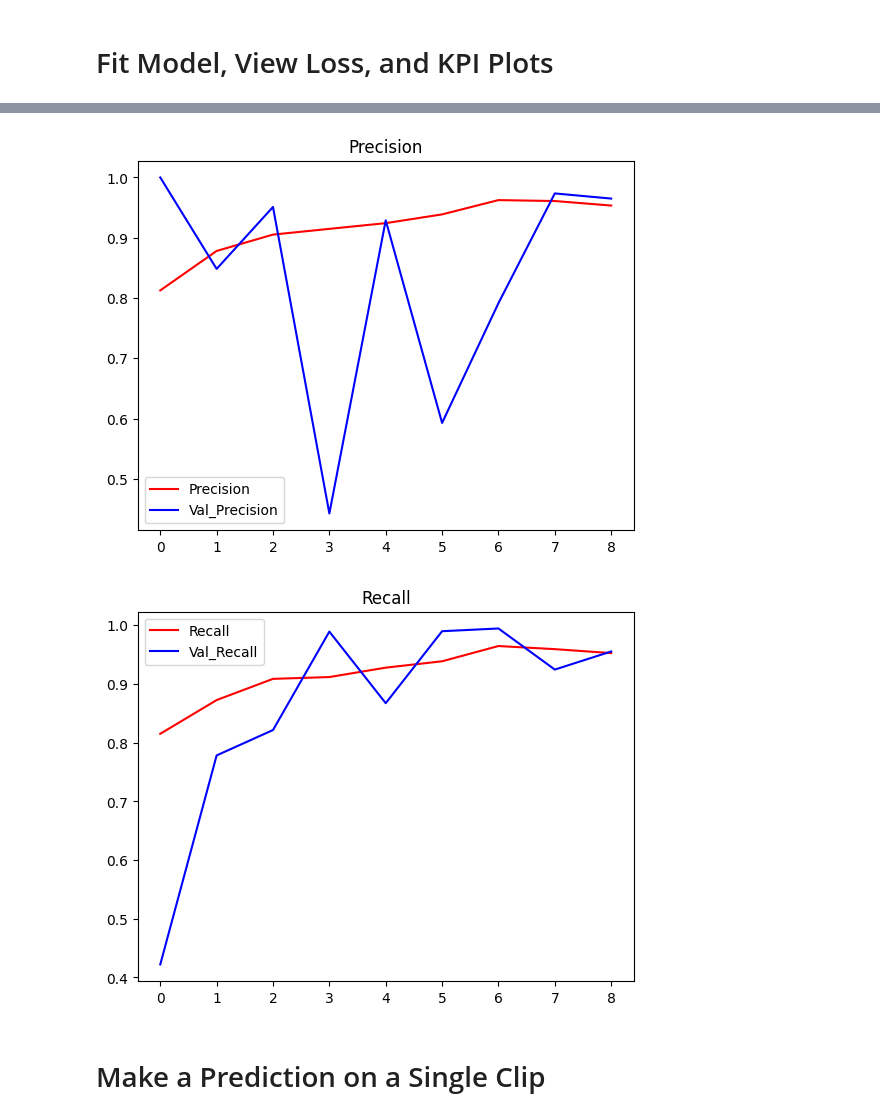
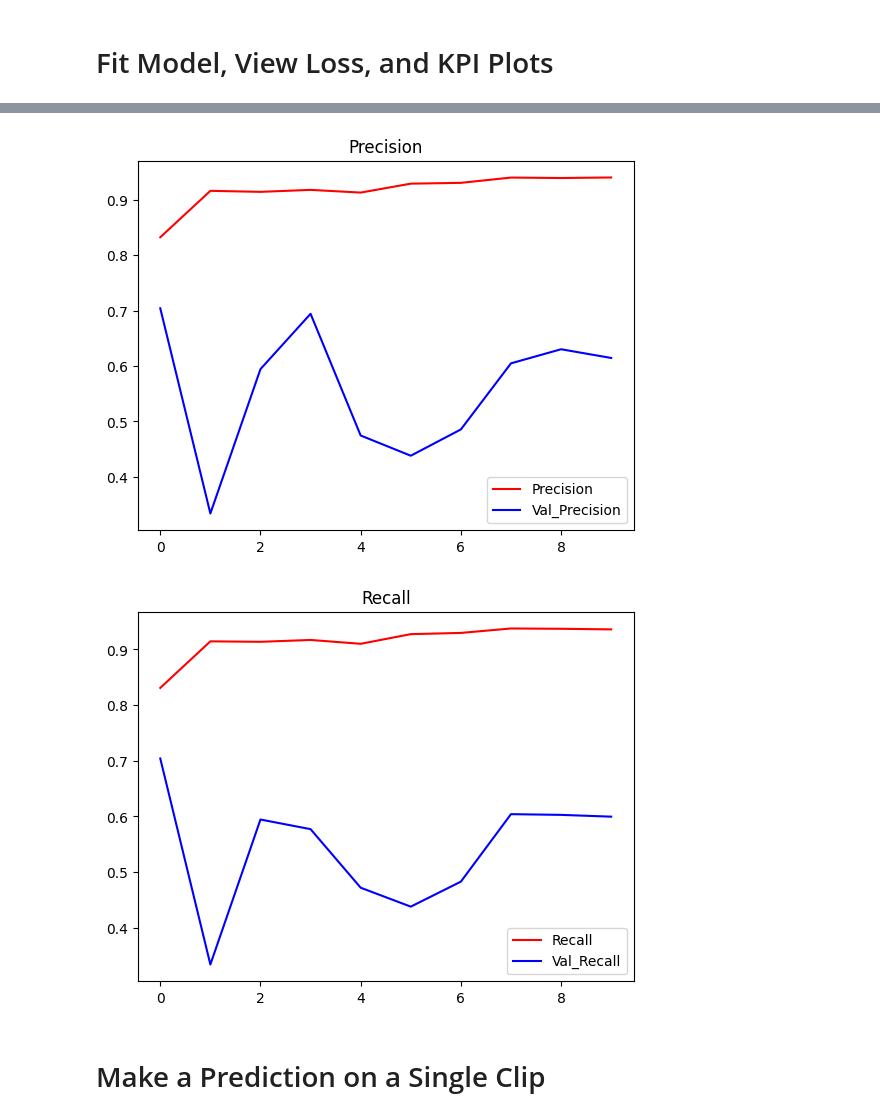
Before and after one commit to 490-BadMouth/BadMouth, a Jupyter notebook: BadMouth_CNN_Multi_Class.ipynb, the cells around one changed output, grey strips where cells are left out. Drawn from its saved outputs; the diff is of its cells as text; code cells hidden in the pictures.

Commit message:
got multiclass model working (poor performance)

```diff
--- a/BadMouth_CNN_Multi_Class.ipynb
+++ b/BadMouth_CNN_Multi_Class.ipynb
@@ -191,8 +179,8 @@ len(data) - len(data)*.7
 train = data.take(227) # 70 % goes to train set
 test = data.skip(227).take(98) # 30 % goes to test set
 # %%
-# train = train.shuffle(buffer_size=1000)
-# test = test.shuffle(buffer_size=1000)
+train = train.shuffle(buffer_size=1000)
+test = test.shuffle(buffer_size=1000)
 
 # test one batch
 samples, labels = train.as_numpy_iterator().next()
@@ -218,8 +220,8 @@ import time
 # Training Various Configurations of Model
 # %%
 # test various configs of model
-dense_layers = [0] # 1 worked well so we check 0 and 2
-layer_sizes = [16] # 16 worked well so we check 8 and 32
+dense_layers = [1] # 1 worked well so we check 0 and 2
+layer_sizes = [32] # 16 worked well so we check 8 and 32
 conv_layers = [2] # 2 worked well so we check 1 and 3
 dense_size = 128
 
@@ -232,34 +234,32 @@ for dense_layer in dense_layers:
             # create layers
             model = Sequential()
             model.add(Conv2D(layer_size, (3,3), input_shape= (1084, 257, 1))) # depends on shape of spec
-            # model.add(LayerNormalization()) # takes very long to train
+            model.add(LayerNormalization())
             model.add(Activation("relu"))
-            #model.add(Dropout(0.2))
             model.add(MaxPooling2D(pool_size=(2,2)))
 
             for l in range(conv_layer-1):
                 model.add(Conv2D(layer_size, (3,3)))
-                # model.add(LayerNormalization()) # takes very long to train
+                model.add(LayerNormalization())
                 model.add(Activation("relu"))
-                # model.add(Dropout(0.2))
+                model.add(Dropout(0.2))
                 model.add(MaxPooling2D(pool_size=(2,2)))
 
             model.add(Flatten())
             for l in range(dense_layer):
                 model.add(Dense(dense_size))
                 model.add(Activation("relu"))
-                #model.add(Dropout(0.5))
 
             # output layer
-            model.add(Dense(1))
+            model.add(Dense(3))
             model.add(Activation("softmax"))
 
             tensorboard = TensorBoard(log_dir='bad_mouth_logs/{}'.format(NAME))
 
-            model.compile(optimizer='adam',
-                          loss='sparse_categorical_crossentropy',
-                          metrics=[tf.keras.metrics.Recall(), tf.keras.metrics.Precision()])
+            model.compile(optimizer=Adam(learning_rate=0.001), # adam optimizer with a small learning rate
+                          loss='CategoricalCrossentropy',
+                          metrics=[tf.keras.metrics.Recall(), tf.keras.metrics.Precision(), tf.keras.metrics.Accuracy()])
 
             # tensorboard analysis
-            hist = model.fit(train, epochs=5, validation_data=test, callbacks = [tensorboard])
+            hist = model.fit(train, epochs=10, validation_data=test, callbacks = [tensorboard])
 # %% [output]
@@ -316,23 +323,23 @@ plt.show()
 # %%
 # plot precision
 # the percent of positive predicitions that were correct (good and bad)
 plt.title('Precision')
-plt.plot(hist.history['precision_1'], 'r')
-plt.plot(hist.history['val_precision_1'], 'b')
+plt.plot(hist.history['precision'], 'r')
+plt.plot(hist.history['val_precision'], 'b')
 plt.legend(["Precision", "Val_Precision"])
 plt.show()
 # %% [output]
-[figure, old version]
+[figure, new version]
 # %%
 # plot recall
 # the percentage of positive predicitions that were correct (only bad words)
 plt.title('Recall')
-plt.plot(hist.history['recall_1'], 'r')
-plt.plot(hist.history['val_recall_1'], 'b')
+plt.plot(hist.history['recall'], 'r')
+plt.plot(hist.history['val_recall'], 'b')
 plt.legend(["Recall", "Val_Recall"])
 plt.show()
 # %% [output]
-[figure, old version]
+[figure, new version]
 # %% [markdown]
 # Make a Prediction on a Single Clip
 # %%
```
Also changed, not shown: parts of 22 cells of this notebook.
